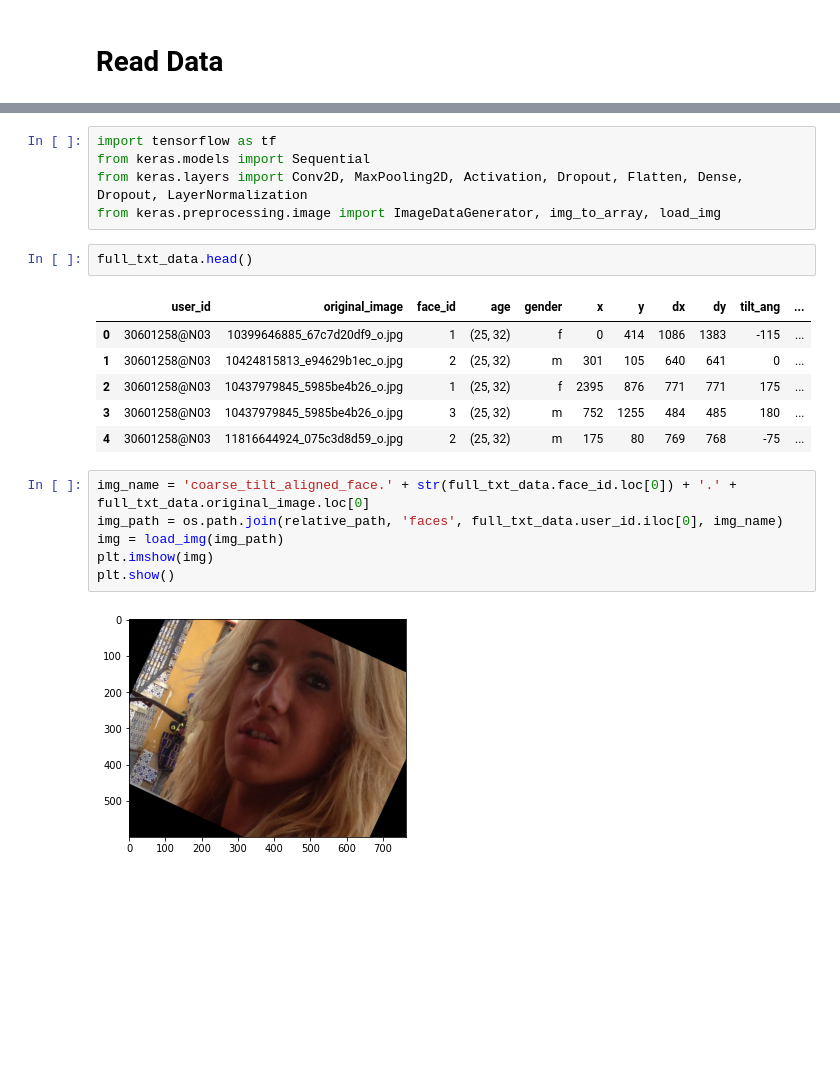
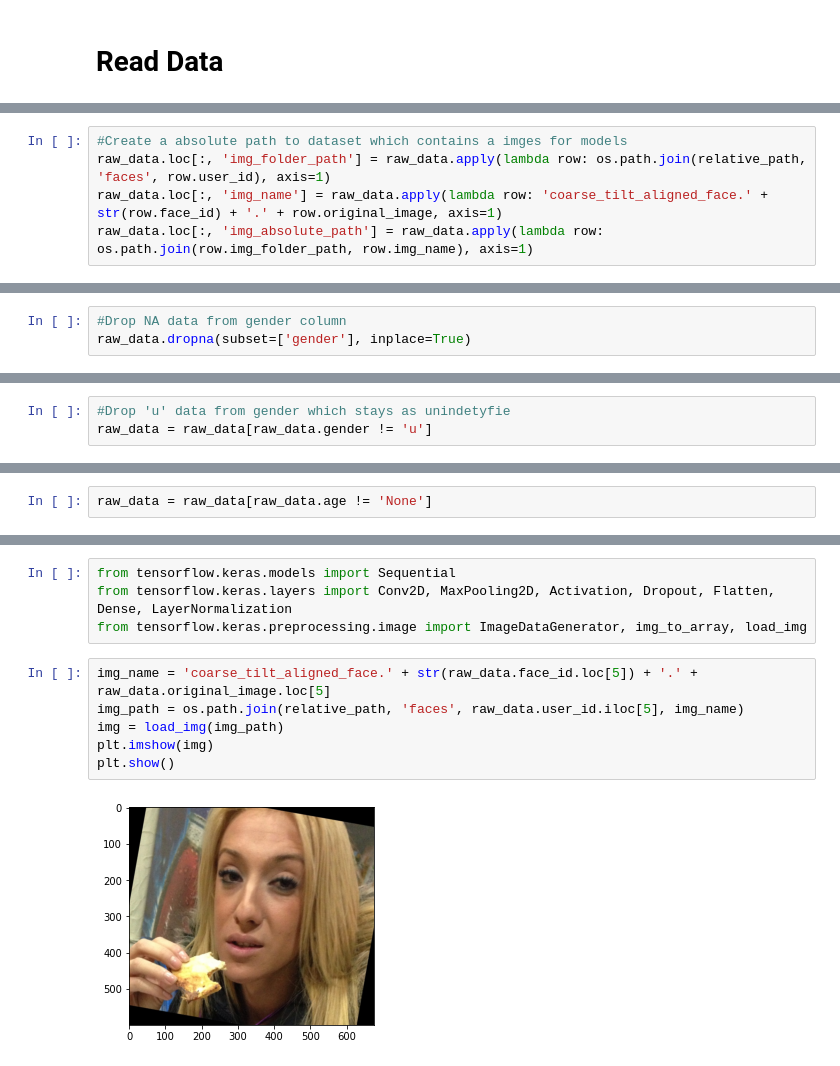
Before and after one commit to m-miler/gender_age_detection, a Jupyter notebook: ml_model.ipynb, the cells around one changed output, grey strips where cells are left out. Saved outputs shown, nothing was run; the diff lists cells and outputs as text; blank space fills up the shorter version.

```diff
--- a/ml_model.ipynb
+++ b/ml_model.ipynb
@@ -18,0 +19,5 @@ full_txt_data = pd.concat(txt_data, ignore_index=True)
+# %%
+#Create a absolute path to dataset which contains a imges for models
+raw_data.loc[:, 'img_folder_path'] = raw_data.apply(lambda row: os.path.join(relative_path, 'faces', row.user_id), axis=1)
+raw_data.loc[:, 'img_name'] = raw_data.apply(lambda row: 'coarse_tilt_aligned_face.' + str(row.face_id) + '.' + row.original_image, axis=1)
+raw_data.loc[:, 'img_absolute_path'] = raw_data.apply(lambda row: os.path.join(row.img_folder_path, row.img_name), axis=1)
@@ -18,0 +46,3 @@ full_txt_data = pd.concat(txt_data, ignore_index=True)
+# %%
+#Drop NA data from gender column
+raw_data.dropna(subset=['gender'], inplace=True)
@@ -18,0 +57,3 @@ full_txt_data = pd.concat(txt_data, ignore_index=True)
+# %%
+#Drop 'u' data from gender which stays as unindetyfie
+raw_data = raw_data[raw_data.gender != 'u']
@@ -18,0 +68,2 @@ full_txt_data = pd.concat(txt_data, ignore_index=True)
+# %%
+raw_data = raw_data[raw_data.age != 'None']
@@ -19,22 +156,12 @@ full_txt_data = pd.concat(txt_data, ignore_index=True)
 # %%
-import tensorflow as tf
-from keras.models import Sequential
-from keras.layers import Conv2D, MaxPooling2D, Activation, Dropout, Flatten, Dense, Dropout, LayerNormalization
-from keras.preprocessing.image import ImageDataGenerator, img_to_array, load_img
+from tensorflow.keras.models import Sequential
+from tensorflow.keras.layers import Conv2D, MaxPooling2D, Activation, Dropout, Flatten, Dense, LayerNormalization
+from tensorflow.keras.preprocessing.image import ImageDataGenerator, img_to_array, load_img
-# %%
-full_txt_data.head()
-# %% [output]
-|  | user_id | original_image | face_id | age | gender | x | y | dx | dy | tilt_ang | ... |
-| 0 | 30601258@N03 | 10399646885_67c7d20df9_o.jpg | 1 | (25, 32) | f | 0 | 414 | 1086 | 1383 | -115 | ... |
-| 1 | 30601258@N03 | 10424815813_e94629b1ec_o.jpg | 2 | (25, 32) | m | 301 | 105 | 640 | 641 | 0 | ... |
-| 2 | 30601258@N03 | 10437979845_5985be4b26_o.jpg | 1 | (25, 32) | f | 2395 | 876 | 771 | 771 | 175 | ... |
-| 3 | 30601258@N03 | 10437979845_5985be4b26_o.jpg | 3 | (25, 32) | m | 752 | 1255 | 484 | 485 | 180 | ... |
-| 4 | 30601258@N03 | 11816644924_075c3d8d59_o.jpg | 2 | (25, 32) | m | 175 | 80 | 769 | 768 | -75 | ... |
 # %%
-img_name = 'coarse_tilt_aligned_face.' + str(full_txt_data.face_id.loc[0]) + '.' + full_txt_data.original_image.loc[0]
-img_path = os.path.join(relative_path, 'faces', full_txt_data.user_id.iloc[0], img_name)
+img_name = 'coarse_tilt_aligned_face.' + str(raw_data.face_id.loc[5]) + '.' + raw_data.original_image.loc[5]
+img_path = os.path.join(relative_path, 'faces', raw_data.user_id.iloc[5], img_name)
 img = load_img(img_path)
 plt.imshow(img)
 plt.show()
 # %% [output]
-[figure, old version]
+[figure, new version]
```
Also changed, not shown: parts of 18 cells of this notebook, 1 other file.
